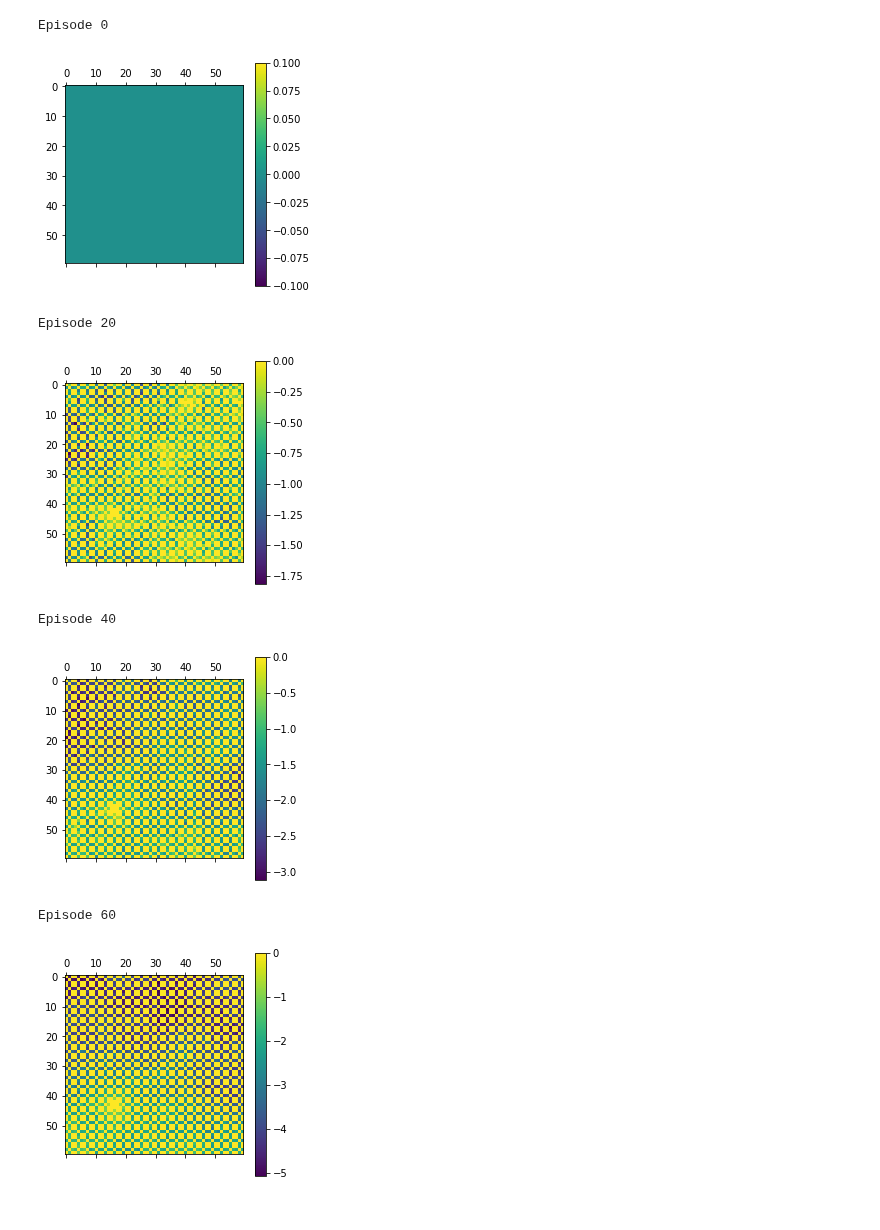
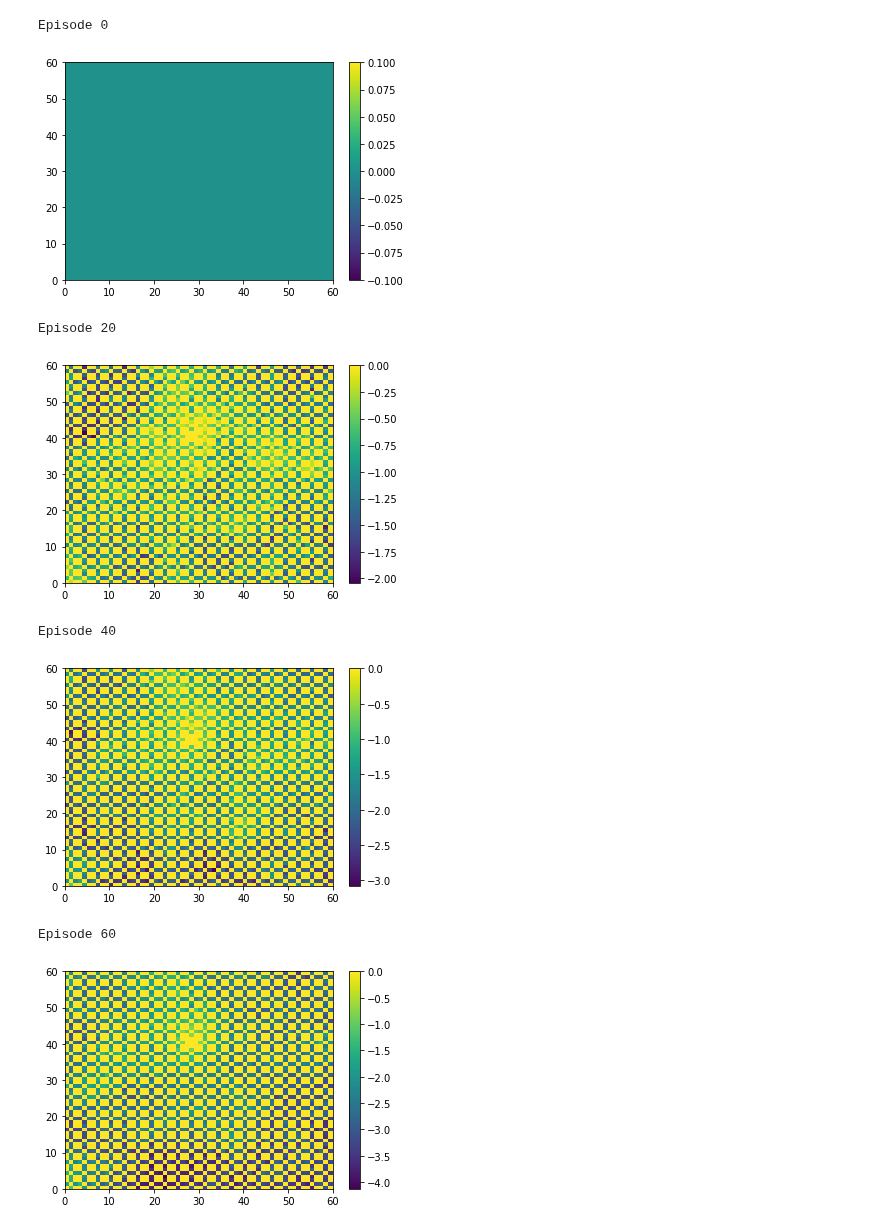
Before and after one commit to davidrobles/myelin, a Jupyter notebook: examples/grid_world_qlearning.ipynb, the cells around one changed output. Cells and saved outputs as stored; diff of their text form; code cells hidden in the pictures.

```diff
--- a/examples/grid_world_qlearning.ipynb
+++ b/examples/grid_world_qlearning.ipynb
@@ -1,7 +1,5 @@
 # %%
-import sys
-sys.path.append('..')
-
+% matplotlib inline
 import matplotlib.pyplot as plt
 import numpy as np
 
@@ -11,8 +9,7 @@ from myelin.mdps import GridWorld
 from myelin.policies import RandomPolicy
 from myelin.utils import Callback
 
-ROWS = 20
-COLS = 20
+ROWS, COLS = 20, 20
 CELL_SIZE = 3
 
 mdp = GridWorld(ROWS, COLS)
@@ -28,43 +25,74 @@ class GridWorldQFunction:
         state, action = key
         key_ = tuple((np.array(state) * CELL_SIZE) + 1 + np.array(action))
         self._table[key_] = value
 
     def __getitem__(self, key):
         state, action = key
         key_ = tuple((np.array(state) * CELL_SIZE) + 1 + np.array(action))
         return self._table[key_]
 
 
 qf = GridWorldQFunction()
 agent = QLearning(policy, qf)
 
 
-def show_value_function(qf):
+###########
+# Display #
+###########
+
+
+def display(qf):
     np.set_printoptions(precision=4, linewidth=200)
-    plt.matshow(qf._table)
+    plt.pcolormesh(qf._table)
     plt.colorbar()
     plt.show()
+
+
+##########################
+# Termination conditions #
+##########################
+
+
+def max_episodes(info):
+    return info['episode'] == 200
+
+
+#############
+# Callbacks #
+#############
 
 
 class Monitor(Callback):
     def on_episode_begin(self, episode):
         if episode % 20 == 0:
             print('Episode {}'.format(episode))
-            show_value_function(qf)
+            display(qf)
 
     def on_train_end(self, episode):
         print('Episode {}'.format(episode))
-        show_value_function(qf)
+        display(qf)
 
 
-RLInteraction(env, agent).train(200, callbacks=[Monitor()])
+#################################
+# Agent-Environment Interaction #
+#################################
+
+
+rl_interaction = RLInteraction(
+    env=env,
+    agent=agent,
+    callbacks=[Monitor()],
+    termination_conditions=[max_episodes]
+)
+
+rl_interaction.train()
 # %% [output]
 Episode 0
-[figure, old version]
+[figure, new version]
 Episode 20
-[figure, old version]
+[figure, new version]
 Episode 40
-[figure, old version]
+[figure, new version]
 Episode 60
-[figure, old version]
+[figure, new version]
 Episode 80
```
Also changed, not shown: parts of 1 cell of this notebook.
